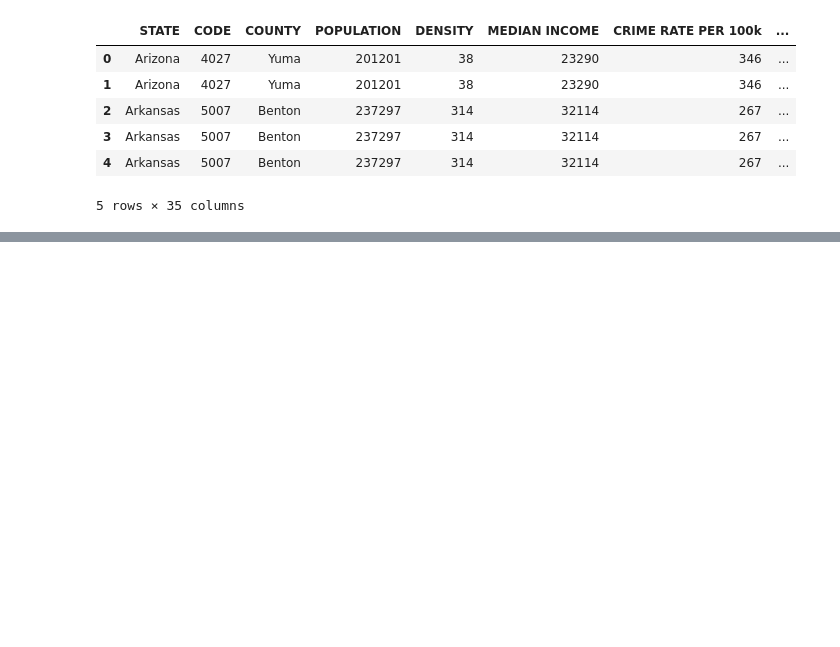
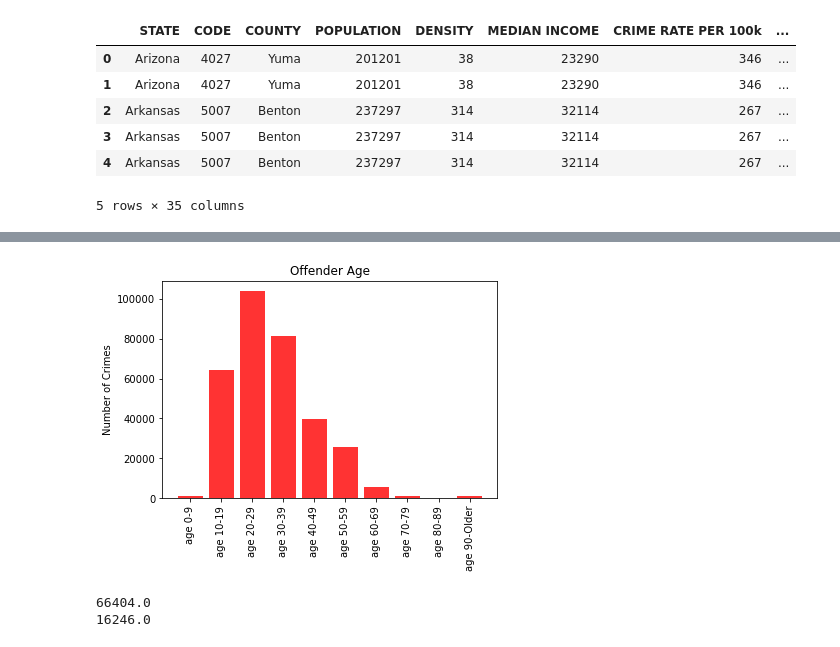
Before and after one commit to melindaeudy/Project_1, a Jupyter notebook: Project_1_Final.ipynb, the cells around one changed output, grey strips where cells are left out. Drawn from its saved outputs; the diff is of its cells as text; code cells hidden in the pictures; blank space fills up the shorter version.

```diff
--- a/Project_1_Final.ipynb
+++ b/Project_1_Final.ipynb
@@ -358,0 +373,24 @@ Final_Crime_df.head()
+# %%
+crimes_age = Final_Crime_df[['age 0-9', 'age 10-19', 'age 20-29',
+       'age 30-39', 'age 40-49', 'age 50-59', 'age 60-69', 'age 70-79',
+       'age 80-89', 'age 90-Older']].sum()
+x_axis = np.arange(len(crimes_age))
+plt.bar(x_axis, crimes_age, color='r', alpha=0.8, align="center")
+tick_locations = [value for value in x_axis]
+plt.xticks(tick_locations, ['age 0-9', 'age 10-19', 'age 20-29',
+       'age 30-39', 'age 40-49', 'age 50-59', 'age 60-69', 'age 70-79',
+       'age 80-89', 'age 90-Older'],rotation = 90)
+
+plt.title("Offender Age")
+# plt.xlabel("Crimes")
+plt.ylabel("Number of Crimes")
+
+plt.show()
+# %% [output]
+[figure, added]
+# %%
+print(Final_Crime_df['MEDIAN INCOME'].max())
+print(Final_Crime_df['MEDIAN INCOME'].min())
+# %% [output]
+66404.0
+16246.0
```
Also changed, not shown: parts of 10 cells of this notebook, 1 other file.
